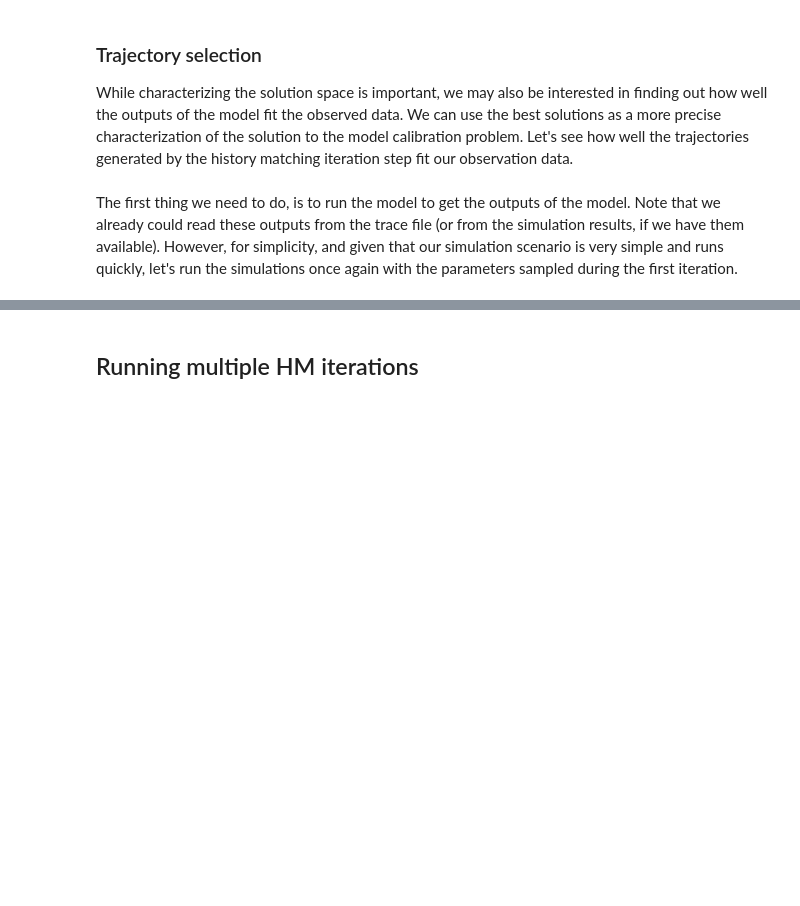
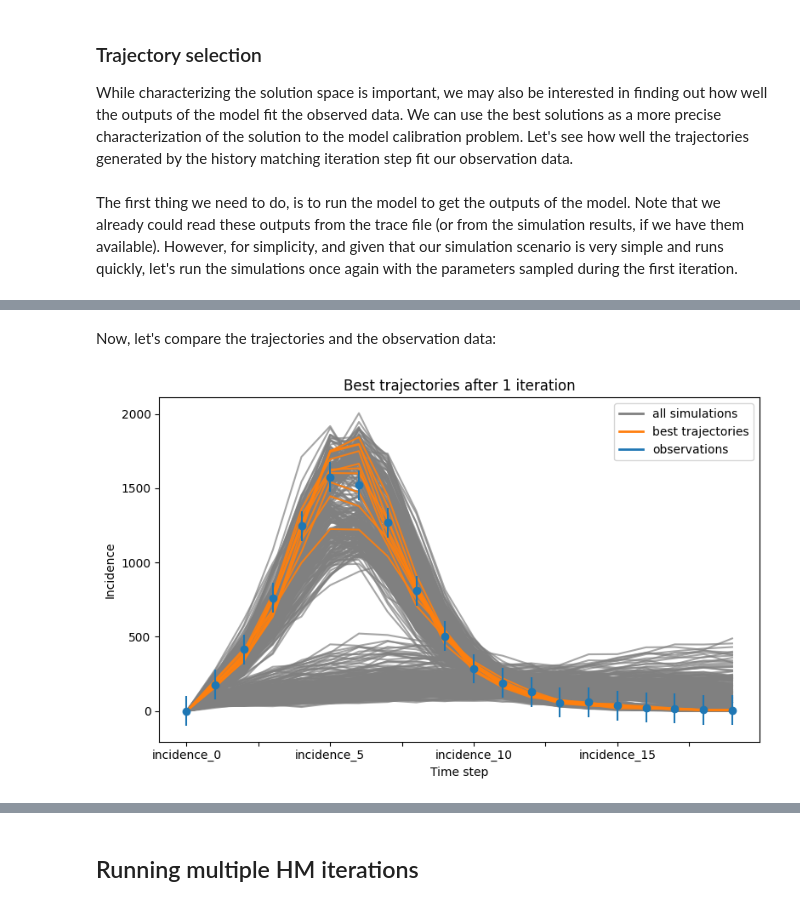
Before and after one commit to InstituteforDiseaseModeling/historymatching, a Jupyter notebook: examples/history_matching_sir.ipynb, the cells around one changed output, grey strips where cells are left out. Saved outputs shown, nothing was run; the diff lists cells and outputs as text; code cells hidden in the pictures; blank space fills up the shorter version.

```diff
--- a/examples/history_matching_sir.ipynb
+++ b/examples/history_matching_sir.ipynb
@@ -516,0 +458,3 @@ trace[0]['emulators'][target_name].plot_implausibility( trace[0]['test_points'],
+# %%
+simulation_results = sir_model_wrapper( samples_step_1 )
+simulation_results.head()
@@ -516,0 +470,12 @@ trace[0]['emulators'][target_name].plot_implausibility( trace[0]['test_points'],
+# %%
+def l2_relative_error( simulation_results, incidence_data ):
+
+    diff = simulation_results.transpose().reset_index().drop(columns=['index']).sub( incidence_data, axis=0 )
+    relative_error = diff.div( incidence_data, axis=0 )
+    relative_error_squared = relative_error.pow( 2 )
+    sum = relative_error_squared.sum()
+
+    return sum
+
+l2_relative_error = l2_relative_error( simulation_results, observations['mean'] )
+print( 'L2-norm of the relative error (top solutions):\n', l2_relative_error.sort_values( ascending=True ).head() )
@@ -516,0 +490,32 @@ trace[0]['emulators'][target_name].plot_implausibility( trace[0]['test_points'],
+# %% [markdown]
+Now, let's compare the trajectories and the observation data:
+# %%
+def plot_best_trajectories( observations, simulation_results, error, title ):
+
+    # Get best trajectories
+    n_top = 10
+    top_results_idx = error.sort_values( ascending=True ).iloc[0:n_top].index
+    top_trajectories = simulation_results.iloc[ top_results_idx ]
+
+    # Draw plot
+    colors = [ 'gray', 'tab:orange', 'tab:blue' ]
+    fig, ax = plt.subplots( 1, 1, figsize=(8,5) )
+    simulation_results.transpose().plot( color=colors[0], alpha=0.7, legend=False, ax=ax )
+    top_trajectories.transpose().plot( color=colors[1], alpha=0.9, legend=False, ax=ax )
+    observations['mean'].transpose().plot( yerr=observations['variance'].values, fmt='o', color=colors[2], legend=False, ax=ax )
+
+    # Figure formatting
+    from matplotlib.lines import Line2D
+    lines = [ Line2D( [0], [0], color=color, lw=2 ) for color in colors ]
+    legend_labels = [ 'all simulations', 'best trajectories', 'observations' ]
+    ax.legend( lines, legend_labels )
+    ax.set_title( title )
+    ax.set_xlabel( 'Time step' )
+    ax.set_ylabel( 'Incidence' )
+    fig.tight_layout()
+
+    return
+
+plot_best_trajectories( observations, simulation_results, l2_relative_error, 'Best trajectories after 1 iteration' )
+# %% [output]
+[figure, added]
```
Also changed, not shown: parts of 15 cells of this notebook, 1 other file.
